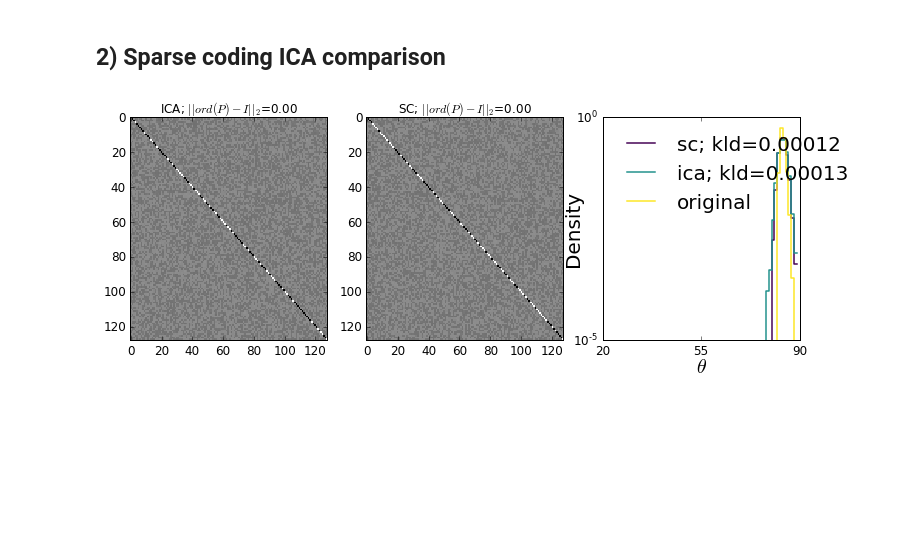
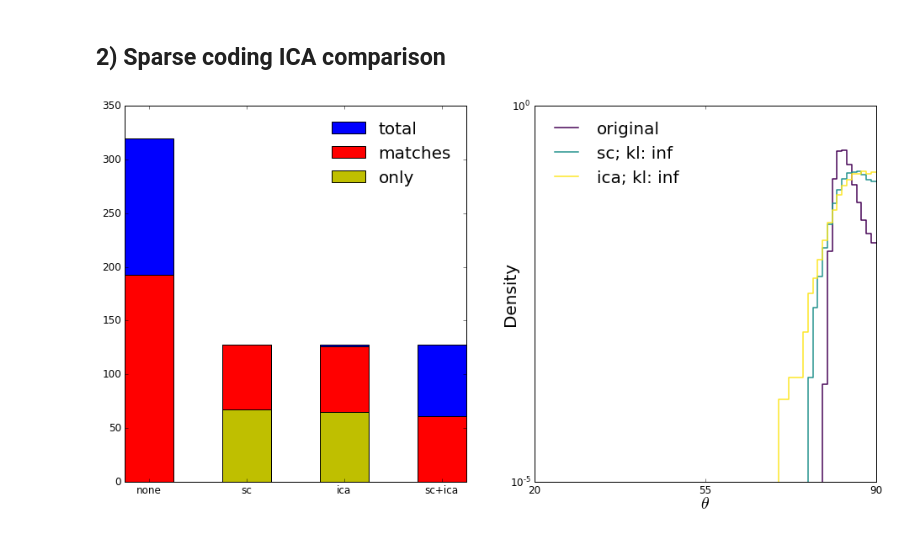
Before and after one commit to JesseLivezey/oc_ica, a Jupyter notebook: ica_sparse_coding_comparison.ipynb, the cells around one changed output. Saved outputs shown, nothing was run; the diff lists cells and outputs as text; code cells hidden in the pictures; blank space fills up the shorter version.

Commit message:
corrected k-sparse data generation

```diff
--- a/ica_sparse_coding_comparison.ipynb
+++ b/ica_sparse_coding_comparison.ipynb
@@ -72,12 +75,12 @@ def kl(a,b):
 patch_size = 8
 total_samples = 50000
 rng = np.random.RandomState(1234)
-overcompleteness = 2
+overcompleteness = 5
 dim_input = patch_size**2
 dim_sparse = dim_input*overcompleteness
 initial_conditions = ['random']
 degeneracy_control = ['L4']
-k = 20
+
 
 #generate dictionary
 W, _ = dgcs.evaluate_dgcs(initial_conditions, degeneracy_control,
@@ -88,10 +91,22 @@ A = pinv(W)
 #generate sources
 S = rng.laplace(0,1e3,size=(dim_sparse,total_samples))
 
-if K is not None:
+gram_diff = W.dot(W.T)-np.eye(W.shape[0])
+mu = abs(gram_diff).max()
+
+k = 20
+if k>mu:
+    print "\nWarning: k>mu: mu=%s"%str(mu)
+    print "Expected k<= %s"%str(1 + mu**(-1))
+    k=int(np.floor(1 + mu**(-1)))
+    print "New k=%i"%k
+
+if k is not None:
     for ii in range(total_samples):
-        zero = rng.permutation(dim_sparse)[:dim_sparse-k]
-        S[zero, ii] = 0.
+        #zero = rng.permutation(dim_sparse)[:dim_sparse-k]
+        #S[zero, ii] = 0.
+        S[np.argsort(abs(S[:,ii]))[:-k],ii]=0
+
 S /= S.std(axis=-1,keepdims=True)
 
 #generate data
@@ -110,6 +125,7 @@ _ = plt.hist(S[0],100)
 # %% [markdown]
 # Sparse coding
 # %%
+dim_sparse = dim_input*2
 lambd = 1.
 sc_model = sc.SparseCoding(n_mixtures=dim_input,
                            n_sources=dim_sparse,
@@ -123,8 +139,8 @@ sc_model.fit(X_zca)
 # ICA
 # %%
 degeneracy_control = 'Lp'
-p=2
-lambd = 2.
+p=4
+lambd = 1.
 ica_model = ica.ICA(n_mixtures=dim_input,n_sources=dim_sparse,lambd=lambd,
                 degeneracy=degeneracy_control,p=p)
 # %% [output]
@@ -257,6 +318,6 @@ for i in xrange(len(lambd)):
 # %%
 sc_bases = sc_model.components_
 ica_bases = ica_model.components_
-plot_results(ica_bases,sc_bases,W)
+plot_results2(W,ica_bases,sc_bases)
 # %% [output]
-[figure, old version]
+[figure, new version]
```
Also changed, not shown: parts of 9 cells of this notebook.
